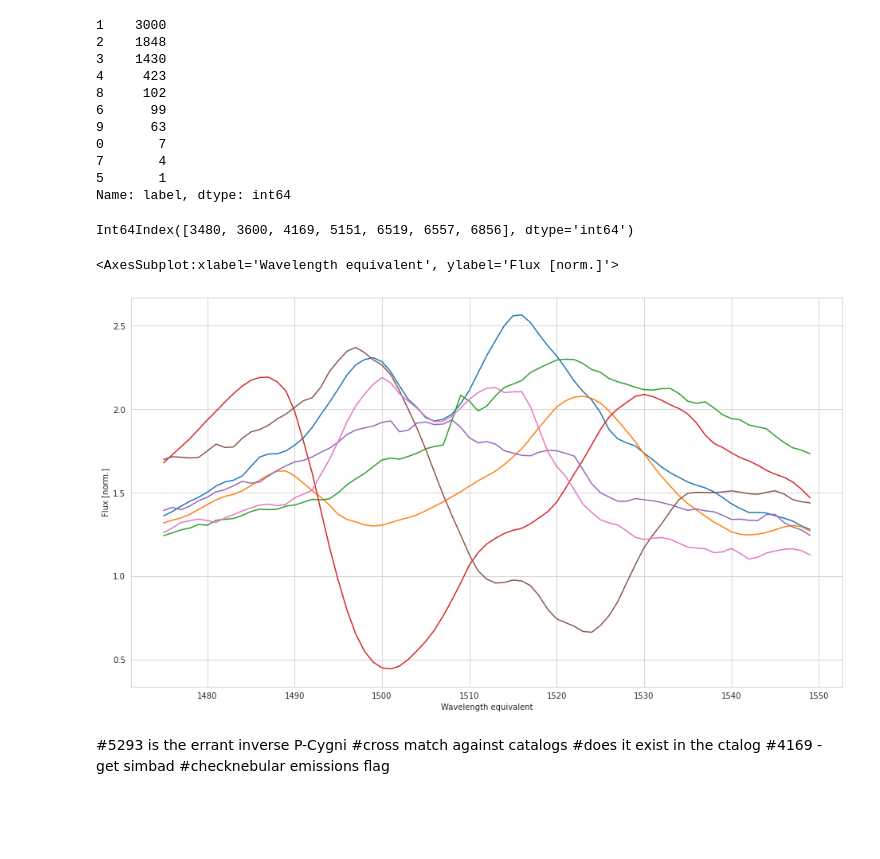
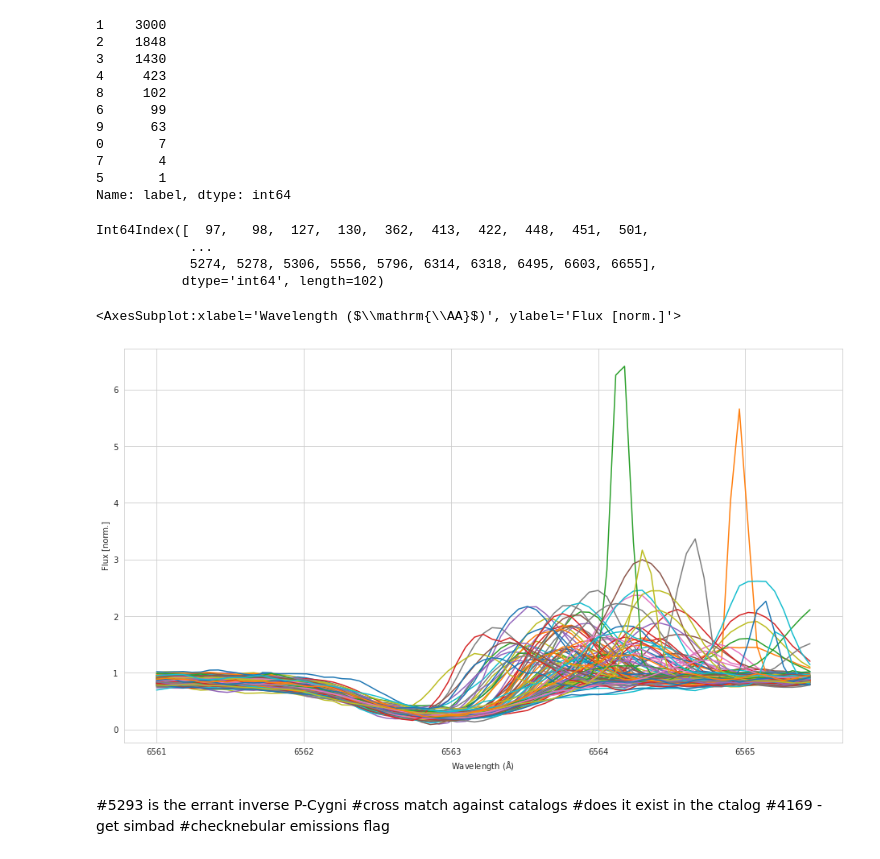
Before and after one commit to PravNJ/PCT-stars-GALAH, a Jupyter notebook: dtw-agglo-clustering.ipynb, the cells around one changed output. Cells and saved outputs as stored; diff of their text form; code cells hidden in the pictures; blank space fills up the shorter version.

Commit message:
switched from wavelength equivalent scale

```diff
--- a/dtw-agglo-clustering.ipynb
+++ b/dtw-agglo-clustering.ipynb
@@ -94,0 +107,6 @@ print(score)
+# %%
+new_names = wl_grid[PLOT_MASK].tolist()
+# %%
+col_rename_dict = {i:j for i,j in zip(old_names, new_names)}
+# %%
+df_masked.rename(columns=col_rename_dict, inplace=True)
@@ -112,6 +146,6 @@ df_masked
 6977 rows × 76 columns
 # %%
-df_sobject_ids = pd.read_csv("/home/praveen/Documents/Research Data/best_emission_candidates.csv", header=None)
+df_sobject_ids = pd.read_csv("/home/pravn/Documents/Research Data/best_emission_candidates.csv", header=None)
 df_sobject_ids.columns = ["sobject_id"]
 df_masked = pd.concat([df_masked, df_sobject_ids], axis=1)
 cols = df_masked.columns.tolist()
@@ -156,14 +178,17 @@ df_masked["label"].value_counts()
 5       1
 Name: label, dtype: int64
 # %%
-CLASS = 0
+CLASS = 8
 df_masked_label = df_masked.loc[df_masked["label"]==CLASS]
 print(df_masked_label.index)
-(df_masked.loc[df_masked['label'] == CLASS].drop(columns=['label','sobject_id']).T).plot(legend=False, xlabel = "Wavelength equivalent", ylabel= "Flux [norm.]")
+(df_masked.loc[df_masked['label'] == CLASS].drop(columns=['label','sobject_id']).T).plot(legend=False, xlabel = "Wavelength ($\mathrm{\AA}$)", ylabel= "Flux [norm.]")
 # %% [output]
-Int64Index([3480, 3600, 4169, 5151, 6519, 6557, 6856], dtype='int64')
+Int64Index([  97,   98,  127,  130,  362,  413,  422,  448,  451,  501,
+            ...
+            5274, 5278, 5306, 5556, 5796, 6314, 6318, 6495, 6603, 6655],
+           dtype='int64', length=102)
-<AxesSubplot:xlabel='Wavelength equivalent', ylabel='Flux [norm.]'>
+<AxesSubplot:xlabel='Wavelength ($\\mathrm{\\AA}$)', ylabel='Flux [norm.]'>
-[figure, old version]
+[figure, new version]
 # %% [markdown]
 #5293 is the errant inverse P-Cygni
 #cross match against catalogs
```
Also changed, not shown: parts of 11 cells of this notebook, 1 other file.
